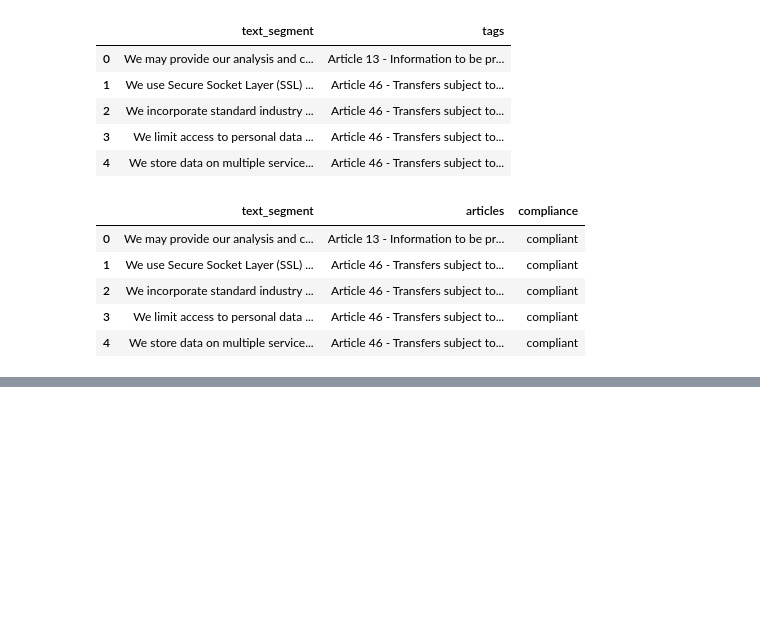
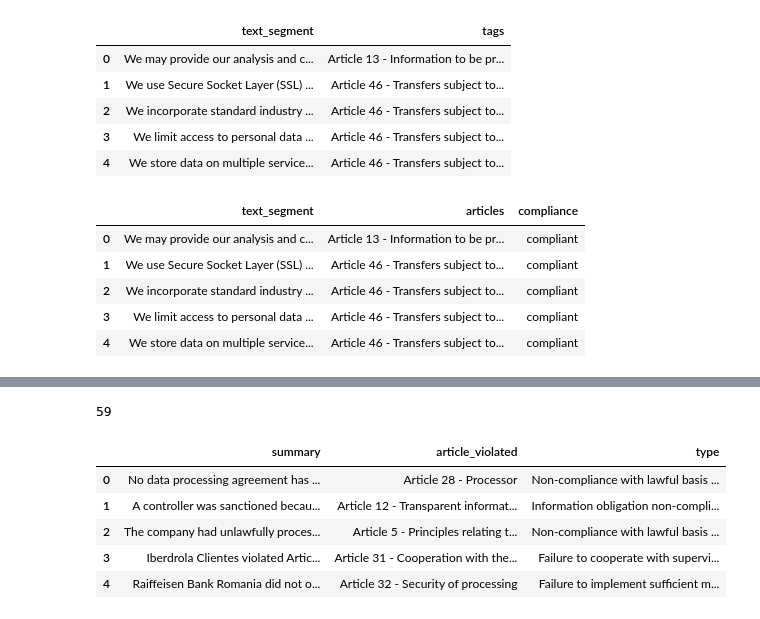
Before and after one commit to PriEval-Protect-Framework/Privacy-Engine, a Jupyter notebook: finetuning/dataset_cleaning.ipynb, the cells around one changed output, grey strips where cells are left out. Cells and saved outputs as stored; diff of their text form; code cells hidden in the pictures; blank space fills up the shorter version.

```diff
--- a/finetuning/dataset_cleaning.ipynb
+++ b/finetuning/dataset_cleaning.ipynb
@@ -194,0 +228,2 @@ df1.to_csv('../data/fine_tuning/gdpr_compliance_preprocessed.csv', index=False)
+# %%
+df2= df2[['summary','article_violated', 'type']]
@@ -194,0 +314,57 @@ df1.to_csv('../data/fine_tuning/gdpr_compliance_preprocessed.csv', index=False)
+# %%
+len(df2['article_violated'].unique())
+# %% [output]
+59
+# %%
+article_titles = {
+    "Art.5": "Article 5 - Principles relating to processing of personal data",
+    "Art.6": "Article 6 - Lawfulness of processing",
+    "Art.7": "Article 7 - Conditions for consent",
+    "Art.9": "Article 9 - Processing of special categories of personal data",
+    "Art.12": "Article 12 - Transparent information, communication and modalities for the exercise of the rights of the data subject",
+    "Art.13": "Article 13 - Information to be provided where personal data are collected from the data subject",
+    "Art.14": "Article 14 - Information to be provided where personal data have not been obtained from the data subject",
+    "Art.15": "Article 15 - Right of access by the data subject",
+    "Art.17": "Article 17 - Right to erasure ('right to be forgotten')",
+    "Art.18": "Article 18 - Right to restriction of processing",
+    "Art.21": "Article 21 - Right to object",
+    "Art.25": "Article 25 - Data protection by design and by default",
+    "Art.28": "Article 28 - Processor",
+    "Art.31": "Article 31 - Cooperation with the supervisory authority",
+    "Art.32": "Article 32 - Security of processing",
+    "Art.33": "Article 33 - Notification of a personal data breach to the supervisory authority",
+    "Art.34": "Article 34 - Communication of a personal data breach to the data subject",
+    "Art.35": "Article 35 - Data protection impact assessment",
+    "Art.36": "Article 36 - Prior consultation",
+    "Art.37": "Article 37 - Designation of the data protection officer",
+    "Art.44": "Article 44 - General principle for transfers",
+    "Art.50": "Article 50 - International cooperation for the protection of personal data",
+    "Art.58": "Article 58 - Powers",
+    "Art.83": "Article 83 - General conditions for imposing administrative fines"
+}
+def map_articles_to_titles(articles_str, article_titles):
+    try:
+        # Split the string into individual articles
+        articles_list = [article.strip() for article in articles_str.split(',')]
+        mapped_articles = []
+
+        for article in articles_list:
+            # Check if the article exists in the article_titles dictionary
+            if article in article_titles:
+                mapped_articles.append(f"{article_titles[article]} ")
+            else:
+                mapped_articles.append(f"{article}: Unknown Article")
+
+        # Join the mapped articles into a single string separated by commas
+        return ", ".join(mapped_articles)
+    except (SyntaxError, ValueError):
+        return "Invalid articles format"
+df2['article_violated'] = df2['article_violated'].apply(lambda x: map_articles_to_titles(x, article_titles))
+df2.head()
+# %% [output]
+|  | summary | article_violated | type |
+| 0 | No data processing agreement has ... | Article 28 - Processor | Non-compliance with lawful basis ... |
+| 1 | A controller was sanctioned becau... | Article 12 - Transparent informat... | Information obligation non-compli... |
+| 2 | The company had unlawfully proces... | Article 5 - Principles relating t... | Non-compliance with lawful basis ... |
+| 3 | Iberdrola Clientes violated Artic... | Article 31 - Cooperation with the... | Failure to cooperate with supervi... |
+| 4 | Raiffeisen Bank Romania did not o... | Article 32 - Security of processing | Failure to implement sufficient m... |
```
Also changed, not shown: parts of 12 cells of this notebook, 1 other file.
